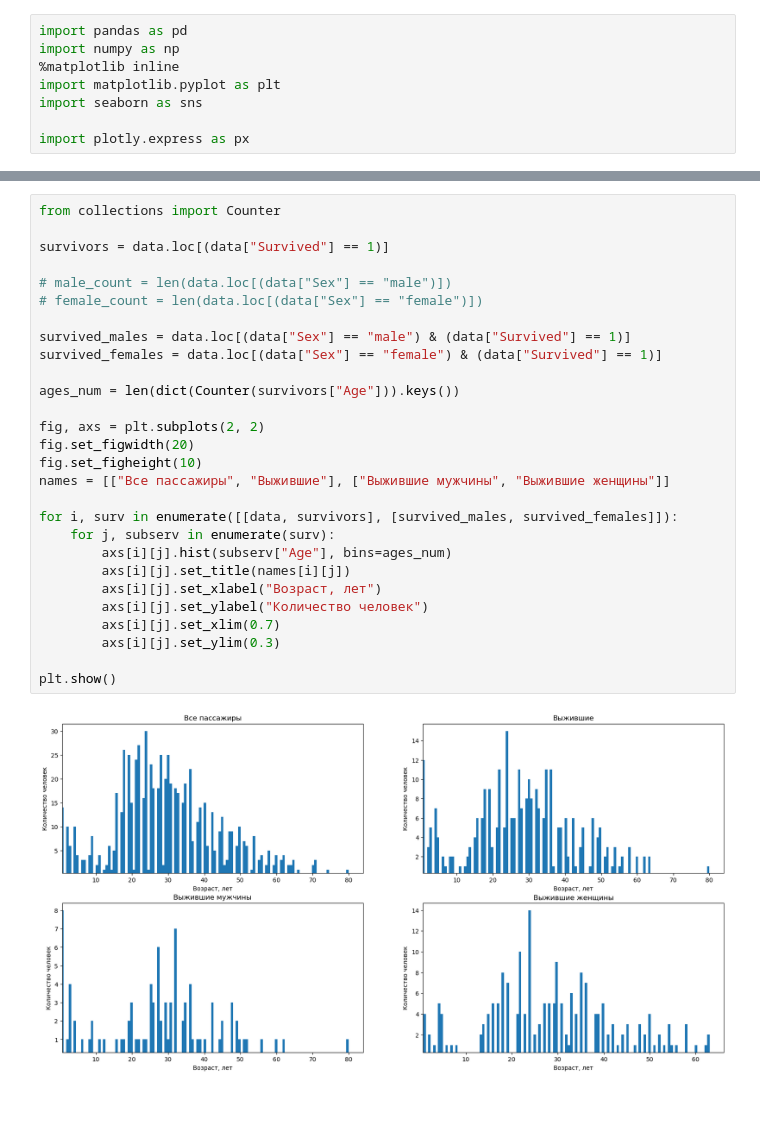
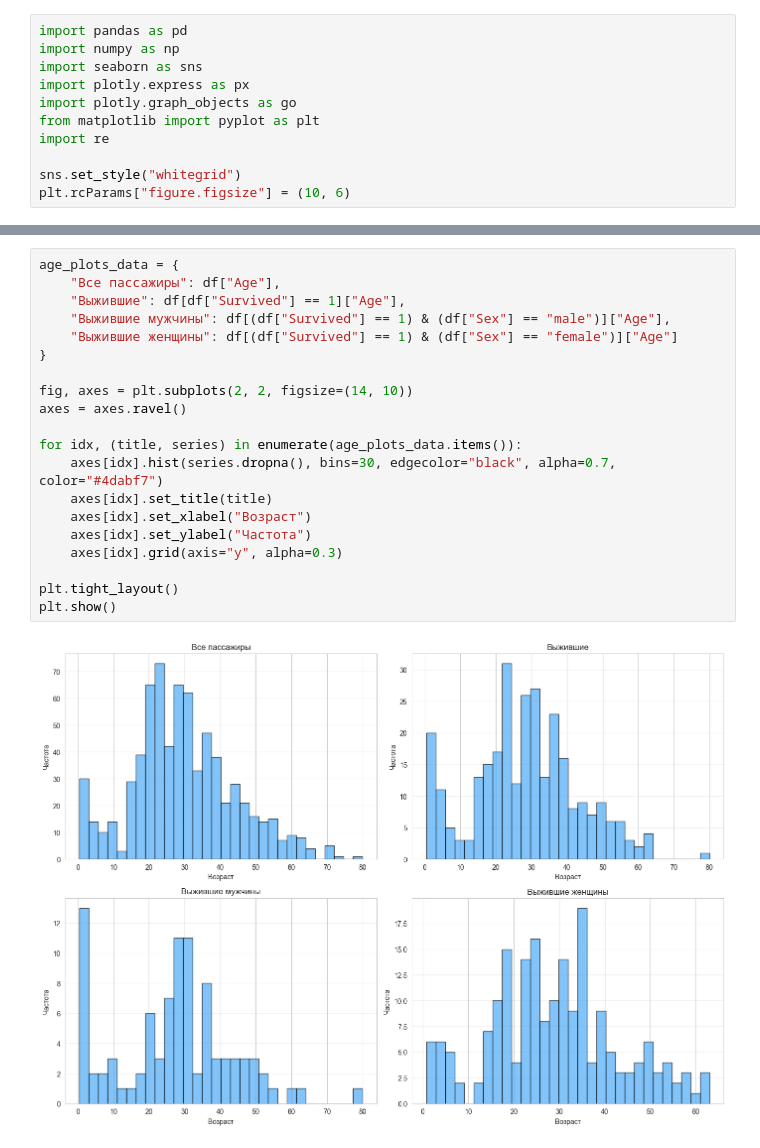
Before and after one commit to AnAnAs357/DS-Spotify-Titanic, a Jupyter notebook: Titanic.ipynb, the cells around one changed output, grey strips where cells are left out. Cells and saved outputs as stored; diff of their text form; blank space fills up the shorter version.

```diff
--- a/Titanic.ipynb
+++ b/Titanic.ipynb
@@ -1,11 +1,14 @@
 # %%
 import pandas as pd
 import numpy as np
-%matplotlib inline
-import matplotlib.pyplot as plt
 import seaborn as sns
+import plotly.express as px
+import plotly.graph_objects as go
+from matplotlib import pyplot as plt
+import re
 
-import plotly.express as px
+sns.set_style("whitegrid")
+plt.rcParams["figure.figsize"] = (10, 6)
 # %%
 data = pd.read_csv("Titanic.csv")
 data.head()
@@ -101,30 +103,22 @@ plt.show()
 # %%
-from collections import Counter
+age_plots_data = {
+    "Все пассажиры": df["Age"],
+    "Выжившие": df[df["Survived"] == 1]["Age"],
+    "Выжившие мужчины": df[(df["Survived"] == 1) & (df["Sex"] == "male")]["Age"],
+    "Выжившие женщины": df[(df["Survived"] == 1) & (df["Sex"] == "female")]["Age"]
+}
 
-survivors = data.loc[(data["Survived"] == 1)]
+fig, axes = plt.subplots(2, 2, figsize=(14, 10))
+axes = axes.ravel()
 
-# male_count = len(data.loc[(data["Sex"] == "male")])
-# female_count = len(data.loc[(data["Sex"] == "female")])
+for idx, (title, series) in enumerate(age_plots_data.items()):
+    axes[idx].hist(series.dropna(), bins=30, edgecolor="black", alpha=0.7, color="#4dabf7")
+    axes[idx].set_title(title)
+    axes[idx].set_xlabel("Возраст")
+    axes[idx].set_ylabel("Частота")
+    axes[idx].grid(axis="y", alpha=0.3)
 
-survived_males = data.loc[(data["Sex"] == "male") & (data["Survived"] == 1)]
-survived_females = data.loc[(data["Sex"] == "female") & (data["Survived"] == 1)]
-
-ages_num = len(dict(Counter(survivors["Age"])).keys())
-
-fig, axs = plt.subplots(2, 2)
-fig.set_figwidth(20)
-fig.set_figheight(10)
-names = [["Все пассажиры", "Выжившие"], ["Выжившие мужчины", "Выжившие женщины"]]
-
-for i, surv in enumerate([[data, survivors], [survived_males, survived_females]]):
-    for j, subserv in enumerate(surv):
-        axs[i][j].hist(subserv["Age"], bins=ages_num)
-        axs[i][j].set_title(names[i][j])
-        axs[i][j].set_xlabel("Возраст, лет")
-        axs[i][j].set_ylabel("Количество человек")
-        axs[i][j].set_xlim(0.7)
-        axs[i][j].set_ylim(0.3)
-
+plt.tight_layout()
 plt.show()
 # %% [output]
-[figure, old version]
+[figure, new version]
```
Also changed, not shown: parts of 14 cells of this notebook.
